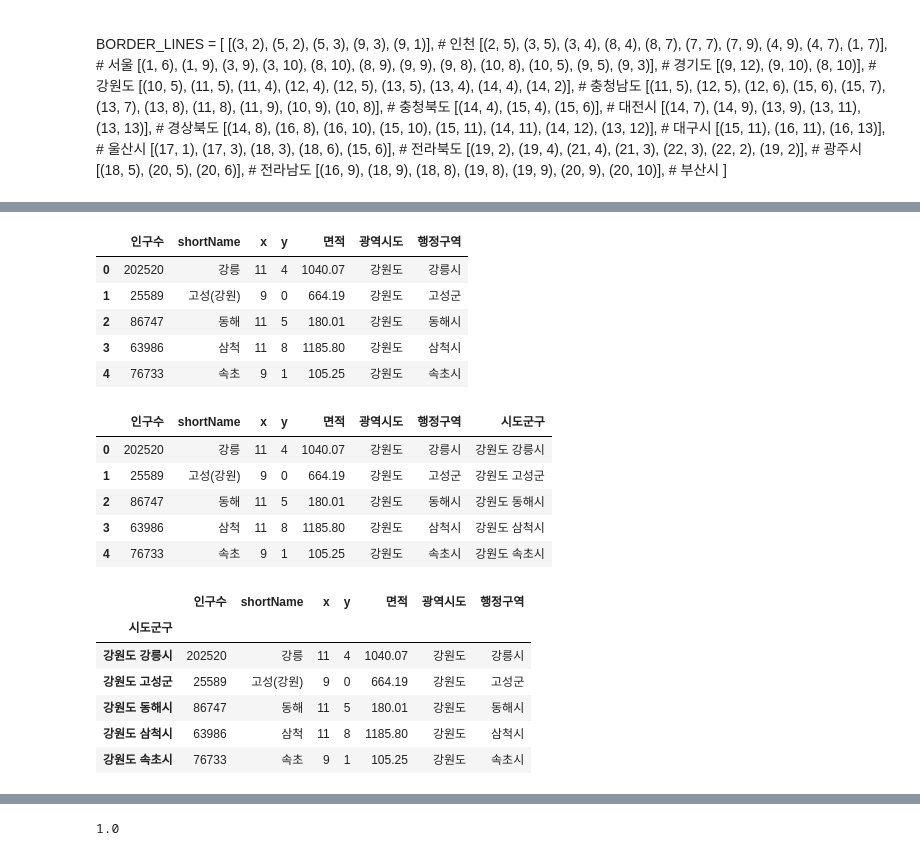
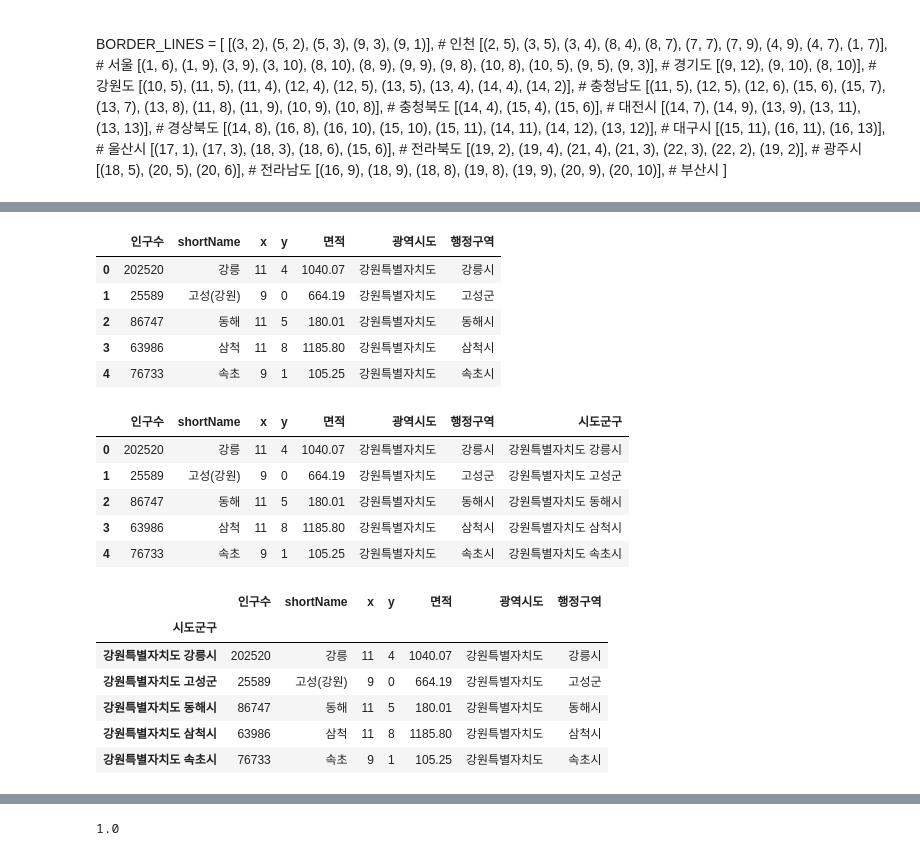
Before and after one commit to latefor0815/BIGdataLEE, a Jupyter notebook: 3-Map_CoffeBean/test2.ipynb, the cells around one changed output, grey strips where cells are left out. Drawn from its saved outputs; the diff is of its cells as text; code cells hidden in the pictures.

```diff
--- a/3-Map_CoffeBean/test2.ipynb
+++ b/3-Map_CoffeBean/test2.ipynb
@@ -397,15 +414,15 @@ path
 # %%
 # 준비물 1번 메모리에 올리기.
 # index_col=0 -> 첫번째 열을 , 데이터프레임의 인덱스로 사용함.
-data_draw_korea = pd.read_csv(path+"\\data_draw_korea.csv", index_col=0, encoding="utf-8", engine="python")
+data_draw_korea = pd.read_csv(path+"\\data_draw_korea3.csv", index_col=0, encoding="utf-8", engine="python")
 data_draw_korea.head()
 # %% [output]
 |  | 인구수 | shortName | x | y | 면적 | 광역시도 | 행정구역 |
-| 0 | 202520 | 강릉 | 11 | 4 | 1040.07 | 강원도 | 강릉시 |
-| 1 | 25589 | 고성(강원) | 9 | 0 | 664.19 | 강원도 | 고성군 |
-| 2 | 86747 | 동해 | 11 | 5 | 180.01 | 강원도 | 동해시 |
-| 3 | 63986 | 삼척 | 11 | 8 | 1185.80 | 강원도 | 삼척시 |
-| 4 | 76733 | 속초 | 9 | 1 | 105.25 | 강원도 | 속초시 |
+| 0 | 202520 | 강릉 | 11 | 4 | 1040.07 | 강원특별자치도 | 강릉시 |
+| 1 | 25589 | 고성(강원) | 9 | 0 | 664.19 | 강원특별자치도 | 고성군 |
+| 2 | 86747 | 동해 | 11 | 5 | 180.01 | 강원특별자치도 | 동해시 |
+| 3 | 63986 | 삼척 | 11 | 8 | 1185.80 | 강원특별자치도 | 삼척시 |
+| 4 | 76733 | 속초 | 9 | 1 | 105.25 | 강원특별자치도 | 속초시 |
 # %%
 #행정 구역 지역명 추출 작업.
 # 광역시도 열, 행정구역 열 추출해서, 새로운 시도군구 열을 추가하기.
@@ -413,11 +430,11 @@ data_draw_korea["시도군구"]= data_draw_korea.apply(lambda r: r["광역시도
 data_draw_korea.head()
 # %% [output]
 |  | 인구수 | shortName | x | y | 면적 | 광역시도 | 행정구역 | 시도군구 |
-| 0 | 202520 | 강릉 | 11 | 4 | 1040.07 | 강원도 | 강릉시 | 강원도 강릉시 |
-| 1 | 25589 | 고성(강원) | 9 | 0 | 664.19 | 강원도 | 고성군 | 강원도 고성군 |
-| 2 | 86747 | 동해 | 11 | 5 | 180.01 | 강원도 | 동해시 | 강원도 동해시 |
-| 3 | 63986 | 삼척 | 11 | 8 | 1185.80 | 강원도 | 삼척시 | 강원도 삼척시 |
-| 4 | 76733 | 속초 | 9 | 1 | 105.25 | 강원도 | 속초시 | 강원도 속초시 |
+| 0 | 202520 | 강릉 | 11 | 4 | 1040.07 | 강원특별자치도 | 강릉시 | 강원특별자치도 강릉시 |
+| 1 | 25589 | 고성(강원) | 9 | 0 | 664.19 | 강원특별자치도 | 고성군 | 강원특별자치도 고성군 |
+| 2 | 86747 | 동해 | 11 | 5 | 180.01 | 강원특별자치도 | 동해시 | 강원특별자치도 동해시 |
+| 3 | 63986 | 삼척 | 11 | 8 | 1185.80 | 강원특별자치도 | 삼척시 | 강원특별자치도 삼척시 |
+| 4 | 76733 | 속초 | 9 | 1 | 105.25 | 강원특별자치도 | 속초시 | 강원특별자치도 속초시 |
 # %%
 # 데이터 프레임 병합 할려면, 인덱스 동일하게 맞추는 작업(깔 맞춤)
 # 시도군구 열 -> 인덱스로 설정.
@@ -426,11 +443,11 @@ data_draw_korea.head()
 # %% [output]
 |  | 인구수 | shortName | x | y | 면적 | 광역시도 | 행정구역 |
 | 시도군구 |  |  |  |  |  |  |  |
-| 강원도 강릉시 | 202520 | 강릉 | 11 | 4 | 1040.07 | 강원도 | 강릉시 |
-| 강원도 고성군 | 25589 | 고성(강원) | 9 | 0 | 664.19 | 강원도 | 고성군 |
-| 강원도 동해시 | 86747 | 동해 | 11 | 5 | 180.01 | 강원도 | 동해시 |
-| 강원도 삼척시 | 63986 | 삼척 | 11 | 8 | 1185.80 | 강원도 | 삼척시 |
-| 강원도 속초시 | 76733 | 속초 | 9 | 1 | 105.25 | 강원도 | 속초시 |
+| 강원특별자치도 강릉시 | 202520 | 강릉 | 11 | 4 | 1040.07 | 강원특별자치도 | 강릉시 |
+| 강원특별자치도 고성군 | 25589 | 고성(강원) | 9 | 0 | 664.19 | 강원특별자치도 | 고성군 |
+| 강원특별자치도 동해시 | 86747 | 동해 | 11 | 5 | 180.01 | 강원특별자치도 | 동해시 |
+| 강원특별자치도 삼척시 | 63986 | 삼척 | 11 | 8 | 1185.80 | 강원특별자치도 | 삼척시 |
+| 강원특별자치도 속초시 | 76733 | 속초 | 9 | 1 | 105.25 | 강원특별자치도 | 속초시 |
 # %%
 #data_draw_korea 의 테이블, 기존에 사용하던, local_Hospital_Population ,
 # 조인 , 외부조인,-> 해당 조건에서 값이 일치 하지 않는 행까지(모두 다 합침. )
```
Also changed, not shown: parts of 22 cells of this notebook, 11 other files.
